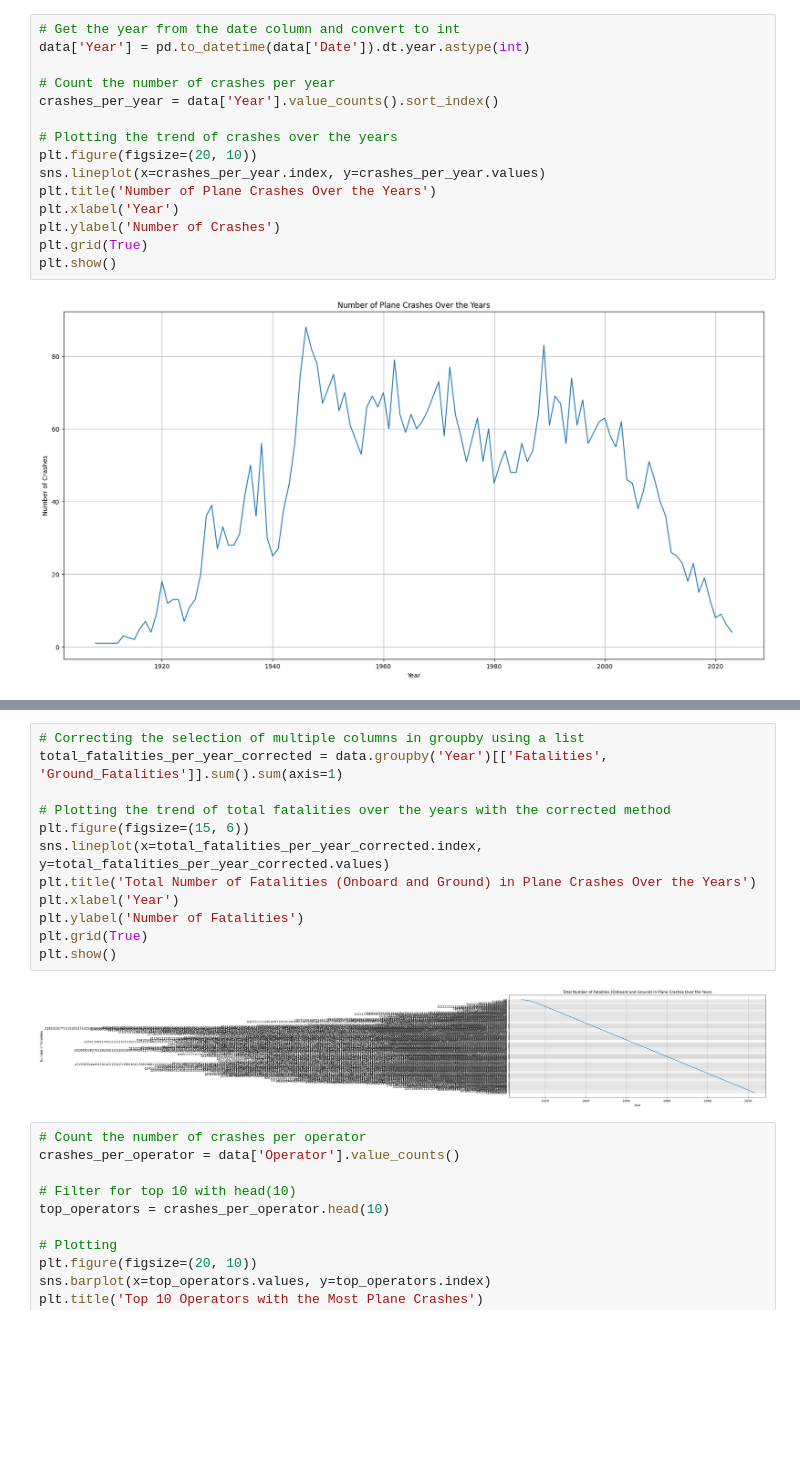
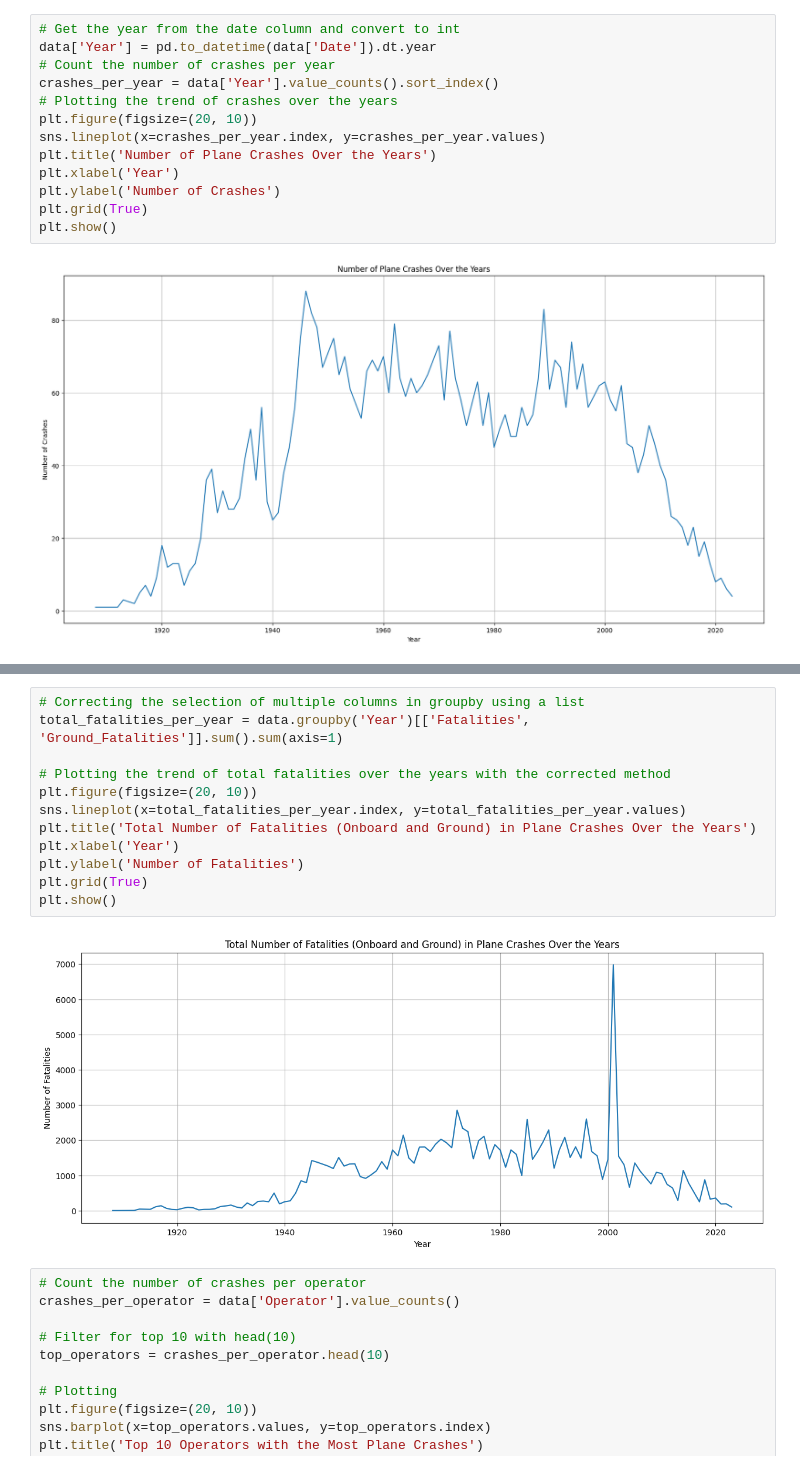
Before and after one commit to ggrgg13/cs215_proj_9, a Jupyter notebook: proj9research.ipynb, the cells around one changed output, grey strips where cells are left out. Drawn from its saved outputs; the diff is of its cells as text; blank space fills up the shorter version.

Commit message:
changed fatalities count to int

```diff
--- a/proj9research.ipynb
+++ b/proj9research.ipynb
@@ -19,11 +19,9 @@ data.head()
 Below are the analysis done to the data. Most are pretty self-explainatory.
 # %%
 # Get the year from the date column and convert to int
-data['Year'] = pd.to_datetime(data['Date']).dt.year.astype(int)
-
+data['Year'] = pd.to_datetime(data['Date']).dt.year
 # Count the number of crashes per year
 crashes_per_year = data['Year'].value_counts().sort_index()
-
 # Plotting the trend of crashes over the years
 plt.figure(figsize=(20, 10))
 sns.lineplot(x=crashes_per_year.index, y=crashes_per_year.values)
@@ -68,17 +63,17 @@ plt.show()
 # %%
 # Correcting the selection of multiple columns in groupby using a list
-total_fatalities_per_year_corrected = data.groupby('Year')[['Fatalities', 'Ground_Fatalities']].sum().sum(axis=1)
+total_fatalities_per_year = data.groupby('Year')[['Fatalities', 'Ground_Fatalities']].sum().sum(axis=1)
 
 # Plotting the trend of total fatalities over the years with the corrected method
-plt.figure(figsize=(15, 6))
-sns.lineplot(x=total_fatalities_per_year_corrected.index, y=total_fatalities_per_year_corrected.values)
+plt.figure(figsize=(20, 10))
+sns.lineplot(x=total_fatalities_per_year.index, y=total_fatalities_per_year.values)
 plt.title('Total Number of Fatalities (Onboard and Ground) in Plane Crashes Over the Years')
 plt.xlabel('Year')
 plt.ylabel('Number of Fatalities')
 plt.grid(True)
 plt.show()
 # %% [output]
-[figure, old version]
+[figure, new version]
 # %%
 # Count the number of crashes per operator
 crashes_per_operator = data['Operator'].value_counts()
```
Also changed, not shown: parts of 2 cells of this notebook, 2 other files.
